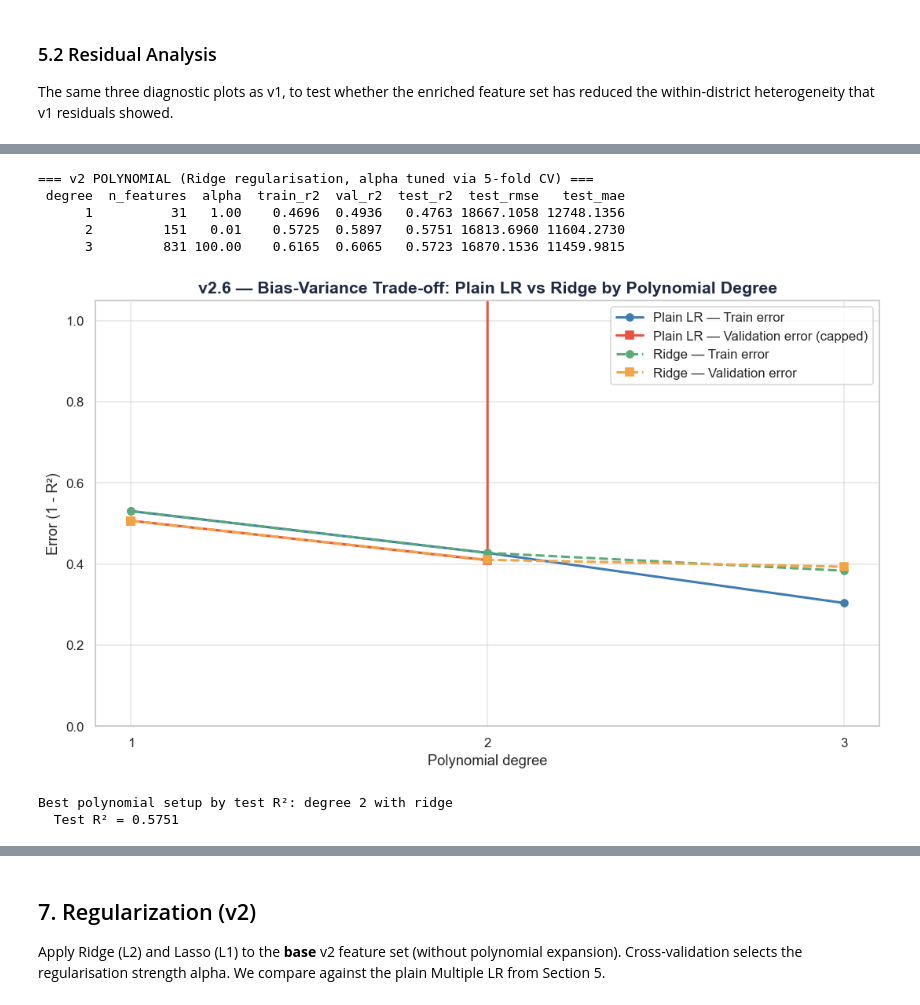
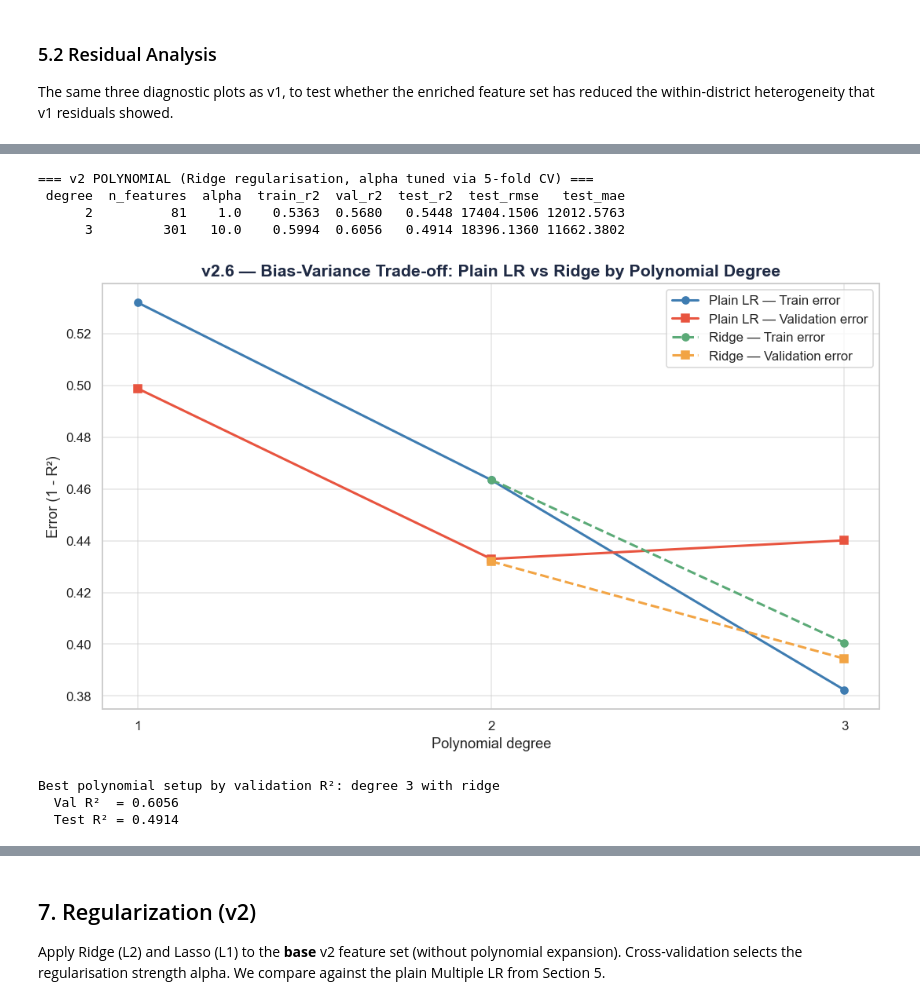
Before and after one commit to oykutugana/istanbul-rent-walkability-analysis, a Jupyter notebook: p2/NEW_p2_regression_24018020.ipynb, the cells around one changed output, grey strips where cells are left out. Saved outputs shown, nothing was run; the diff lists cells and outputs as text; code cells hidden in the pictures.

```diff
--- a/p2/NEW_p2_regression_24018020.ipynb
+++ b/p2/NEW_p2_regression_24018020.ipynb
@@ -974,3 +980,0 @@ Why: the original P1 walkability score is still in the feature set as a high-lev
-# %%
-df["area_x_walk"] = df["area_m2"] * df["walkability_score"]
-print(df[["area_m2", "walkability_score", "area_x_walk"]].describe().round(2))
@@ -1085,8 +1078,8 @@ The v2 feature set has **31 features total**: 5 numeric (area, total_rooms, walk
 # %%
-old_numeric = ["area_m2", "total_rooms", "walkability_score", "area_x_walk", "dist_med_price"]
-geo_numeric = ["nearest_metro_km", "metro_500m", "metro_1km", "weighted_1km",
-               "cafe_1km", "restaurant_1km", "university_2km", "park_1km",
-               "is_periphery", "is_district_center"]
+old_numeric = ["area_m2", "total_rooms", "walkability_score", "dist_med_price"]
+geo_numeric = ["nearest_metro_km", "weighted_1km",
+               "restaurant_1km", "university_2km", "park_1km",
+               "is_district_center"]
 features = old_numeric + geo_numeric + room_cols
 
 X = df_enc[features]
@@ -1402,7 +1397,7 @@ Note that degree 1 (the original 31 features) remains stable — collinearity is
 # %%
 ridge_poly_results = []
 
-for deg in degrees:
+for deg in [2, 3]:
     poly = PolynomialFeatures(degree=deg, include_bias=False)
     Xtr_num = poly.fit_transform(X_train_s[:, numeric_idx])
     Xv_num  = poly.transform(X_val_s[:, numeric_idx])
@@ -1438,43 +1433,43 @@ print(ridge_poly_df.round(4).to_string(index=False))
 # %% [output]
 === v2 POLYNOMIAL (Ridge regularisation, alpha tuned via 5-fold CV) ===
  degree  n_features  alpha  train_r2  val_r2  test_r2  test_rmse   test_mae
-      1          31   1.00    0.4696  0.4936   0.4763 18667.1058 12748.1356
-      2         151   0.01    0.5725  0.5897   0.5751 16813.6960 11604.2730
-      3         831 100.00    0.6165  0.6065   0.5723 16870.1536 11459.9815
+      2          81    1.0    0.5363  0.5680   0.5448 17404.1506 12012.5763
+      3         301   10.0    0.5994  0.6056   0.4914 18396.1360 11662.3802
 # %%
 fig, ax = plt.subplots(figsize=(10, 6))
 
 ax.plot([r["degree"] for r in poly_results],
         [1 - r["train_r2"] for r in poly_results],
         marker="o", linewidth=2, color=C_PRIMARY, label="Plain LR — Train error")
 ax.plot([r["degree"] for r in poly_results],
         [max(1 - r["val_r2"], 0) for r in poly_results],
-        marker="s", linewidth=2, color=C_SECONDARY, label="Plain LR — Validation error (capped)")
+        marker="s", linewidth=2, color=C_SECONDARY, label="Plain LR — Validation error")
 
 ax.plot([r["degree"] for r in ridge_poly_results],
         [1 - r["train_r2"] for r in ridge_poly_results],
         marker="o", linestyle="--", linewidth=2, color=C_GREEN, label="Ridge — Train error")
 ax.plot([r["degree"] for r in ridge_poly_results],
         [1 - r["val_r2"] for r in ridge_poly_results],
         marker="s", linestyle="--", linewidth=2, color=C_ACCENT, label="Ridge — Validation error")
 
 ax.set_xlabel("Polynomial degree", fontsize=12)
 ax.set_ylabel("Error (1 - R²)", fontsize=12)
 ax.set_xticks(degrees)
-ax.set_ylim(0, 1.05)
 ax.set_title("v2.6 — Bias-Variance Trade-off: Plain LR vs Ridge by Polynomial Degree",
              fontsize=14, fontweight="bold", color=C_DARK)
 ax.legend()
 plt.tight_layout()
 plt.savefig("p2_plots/NEW_6_bias_variance.png", dpi=150, bbox_inches="tight")
 plt.show()
 
-# Best polynomial = highest test R2 across both setups
+# Best polynomial = highest validation R2 (PDF rule)
 all_poly = [(r["degree"], "plain_lr", r) for r in poly_results] +            [(r["degree"], "ridge",    r) for r in ridge_poly_results]
-best = max(all_poly, key=lambda x: x[2]["test_r2"])
-print(f"\nBest polynomial setup by test R²: degree {best[0]} with {best[1]}")
+best = max(all_poly, key=lambda x: x[2]["val_r2"])
+print(f"\nBest polynomial setup by validation R²: degree {best[0]} with {best[1]}")
+print(f"  Val R²  = {best[2]['val_r2']:.4f}")
 print(f"  Test R² = {best[2]['test_r2']:.4f}")
 # %% [output]
-[figure, old version]
+[figure, new version]
-Best polynomial setup by test R²: degree 2 with ridge
-  Test R² = 0.5751
+Best polynomial setup by validation R²: degree 3 with ridge
+  Val R²  = 0.6056
+  Test R² = 0.4914
```
Also changed, not shown: parts of 41 cells of this notebook, 8 other files.
